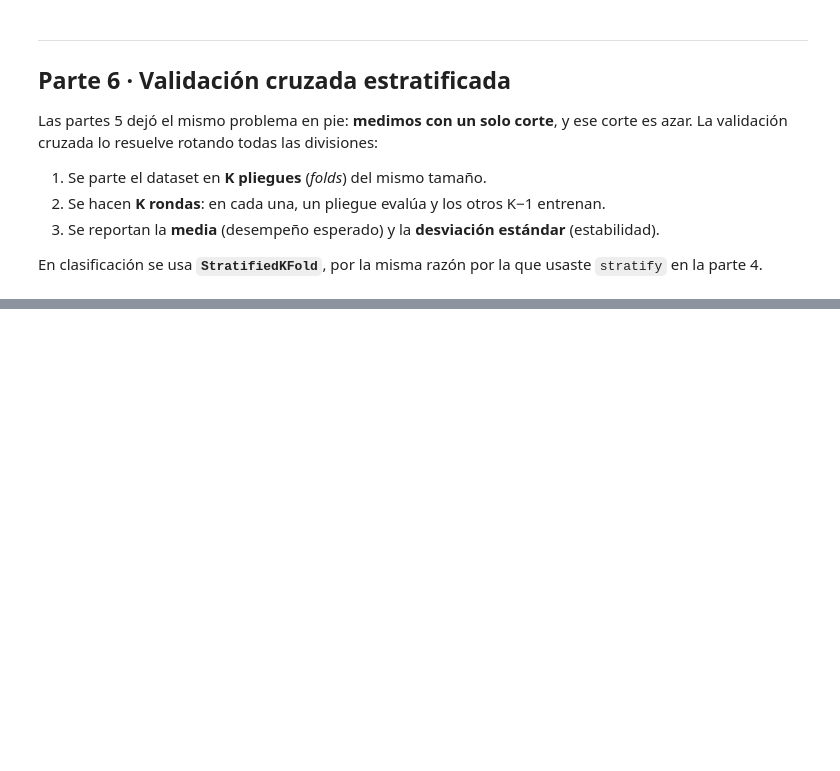
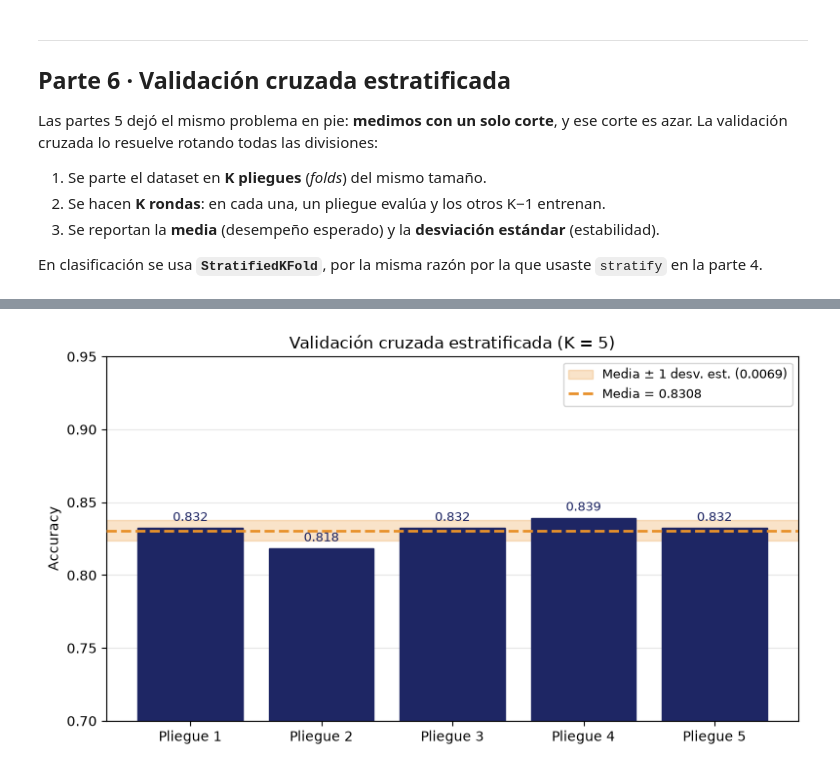
Before and after one commit to robertogurrola17-cmyk/practicas_IA, a Jupyter notebook: tarea2_segregacionDatos/Tarea_U3_Segregacion_y_Entrenamiento_ALUMNO.ipynb, the cells around one changed output, grey strips where cells are left out. Saved outputs shown, nothing was run; the diff lists cells and outputs as text; code cells hidden in the pictures; blank space fills up the shorter version.

```diff
--- a/tarea2_segregacionDatos/Tarea_U3_Segregacion_y_Entrenamiento_ALUMNO.ipynb
+++ b/tarea2_segregacionDatos/Tarea_U3_Segregacion_y_Entrenamiento_ALUMNO.ipynb
@@ -308,7 +468,13 @@ candidatos = {
 # %%
 # ===== BLOQUE 14 — Validación cruzada estratificada, K = 5 =====
 # TODO 14.1 · Crea un StratifiedKFold con 5 pliegues, shuffle=True y random_state=SEED.
-skf5 = ...
+
+from sklearn.pipeline import make_pipeline  # <-- importar make_pipeline para evitar NameError
+from sklearn.impute import SimpleImputer
+from sklearn.preprocessing import StandardScaler
+from sklearn.model_selection import StratifiedKFold, cross_val_score
+
+skf5 = StratifiedKFold(n_splits=5, shuffle=True, random_state=SEED)
 
 print(f'{"Modelo":<22}{"Media":>9}{"Desv.":>9}   Se reporta como')
 print('-' * 62)
@@ -317,7 +483,18 @@ scores_por_modelo = {}
 # TODO 14.2 · Para cada candidato, obtén sus 5 accuracies con cross_val_score sobre X e y
 #             (el dataset COMPLETO) y reporta media y desviación estándar.
 for nombre, m in candidatos.items():
-    # ... completa aquí ...
-    pass
+    # Usar un pipeline que primero imputa valores faltantes y luego escala,
+    # para evitar el error "Input X contains NaN" durante cross_val_score.
+    pipeline = make_pipeline(
+        SimpleImputer(strategy='median'),
+        StandardScaler(),
+        m
+    )
+
+    scores = cross_val_score(pipeline, X, y, cv=skf5, scoring='accuracy', n_jobs=-1)
+    scores_por_modelo[nombre] = scores
+    media = scores.mean()
+    desv = scores.std()
+    print(f'{nombre:<22}{media:9.4f}{desv:9.4f}   accuracy (mean ± std)')
 
 print(f'\nLínea base: {1 - y.mean():.4f}')
@@ -324,26 +510,30 @@ print(f'\nLínea base: {1 - y.mean():.4f}')
 # %%
 # ===== BLOQUE 15 — Gráfica: accuracy por pliegue (modelo ganador) =====
 # TODO 15.1 · Toma del diccionario los 5 accuracies del modelo que ganó en validación.
-scores = ...
+
+mejor_modelo = max(scores_por_modelo.items(), key=lambda kv: kv[1].mean())[0]
+scores = scores_por_modelo[mejor_modelo]
 
 # --- A partir de aquí el código está completo: solo ejecútalo ---
 media, desv = scores.mean(), scores.std()
 etiquetas = [f'Pliegue {i}' for i in range(1, len(scores) + 1)]
 
 plt.figure(figsize=(8, 4.5))
 plt.grid(axis='y', alpha=0.3, zorder=0)
 plt.axhspan(media - desv, media + desv, color='#E8912B', alpha=0.25, zorder=1,
             label=f'Media ± 1 desv. est. ({desv:.4f})')
 plt.bar(etiquetas, scores, color='#1E2664', edgecolor='#1E2664', zorder=3)
 plt.axhline(media, color='#E8912B', linestyle='--', linewidth=2, zorder=4,
             label=f'Media = {media:.4f}')
 
 for i, a in enumerate(scores):
     plt.text(i, a + 0.005, f'{a:.3f}', ha='center', fontsize=9, color='#1E2664', zorder=5)
 
 plt.ylim(0.70, 0.95)
 plt.ylabel('Accuracy')
 plt.title('Validación cruzada estratificada (K = 5)')
 plt.legend(loc='upper right', fontsize=9)
 plt.tight_layout()
 plt.show()
+# %% [output]
+[figure, added]
```
Also changed, not shown: parts of 12 cells of this notebook, 1 other file.
